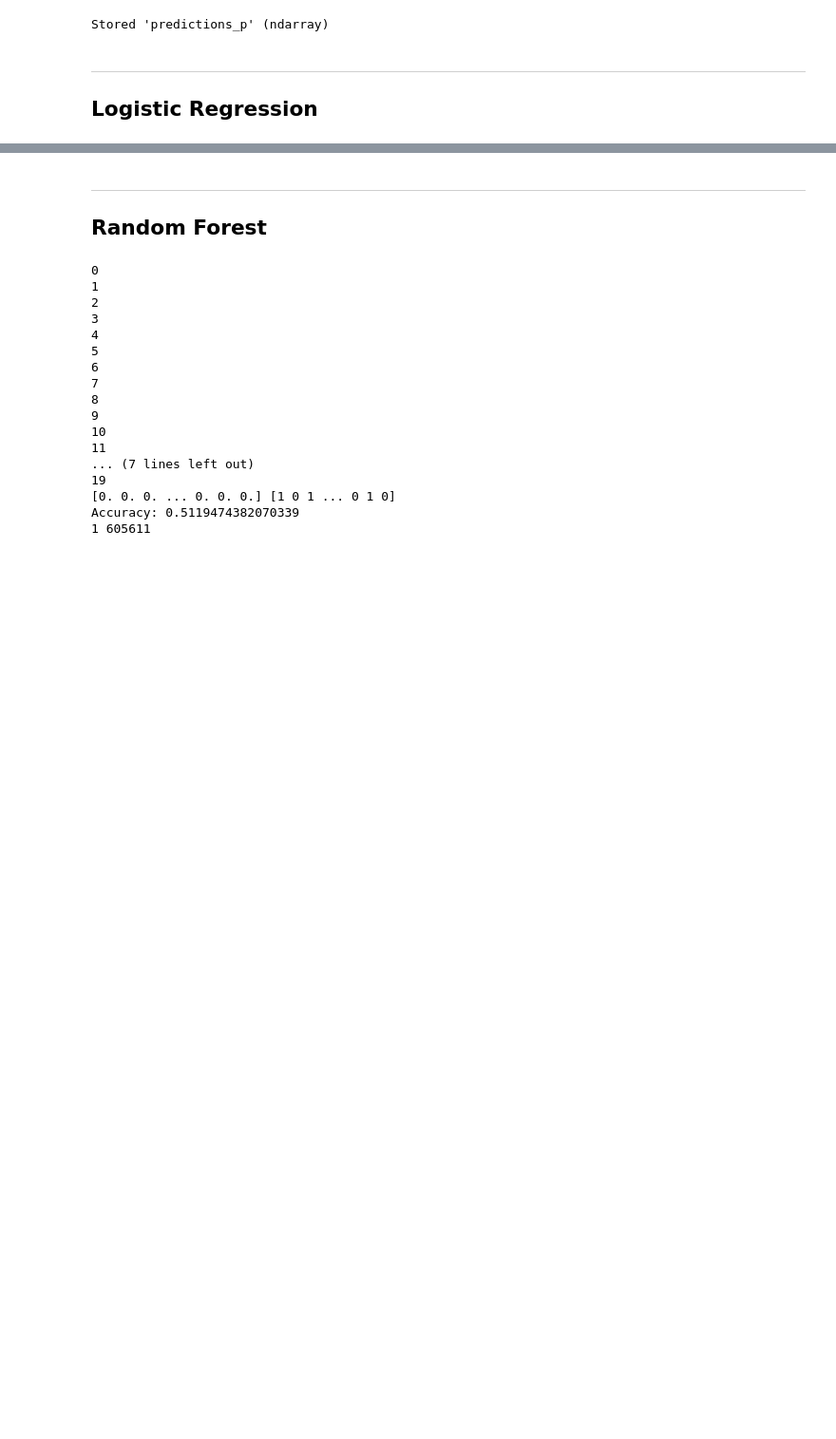
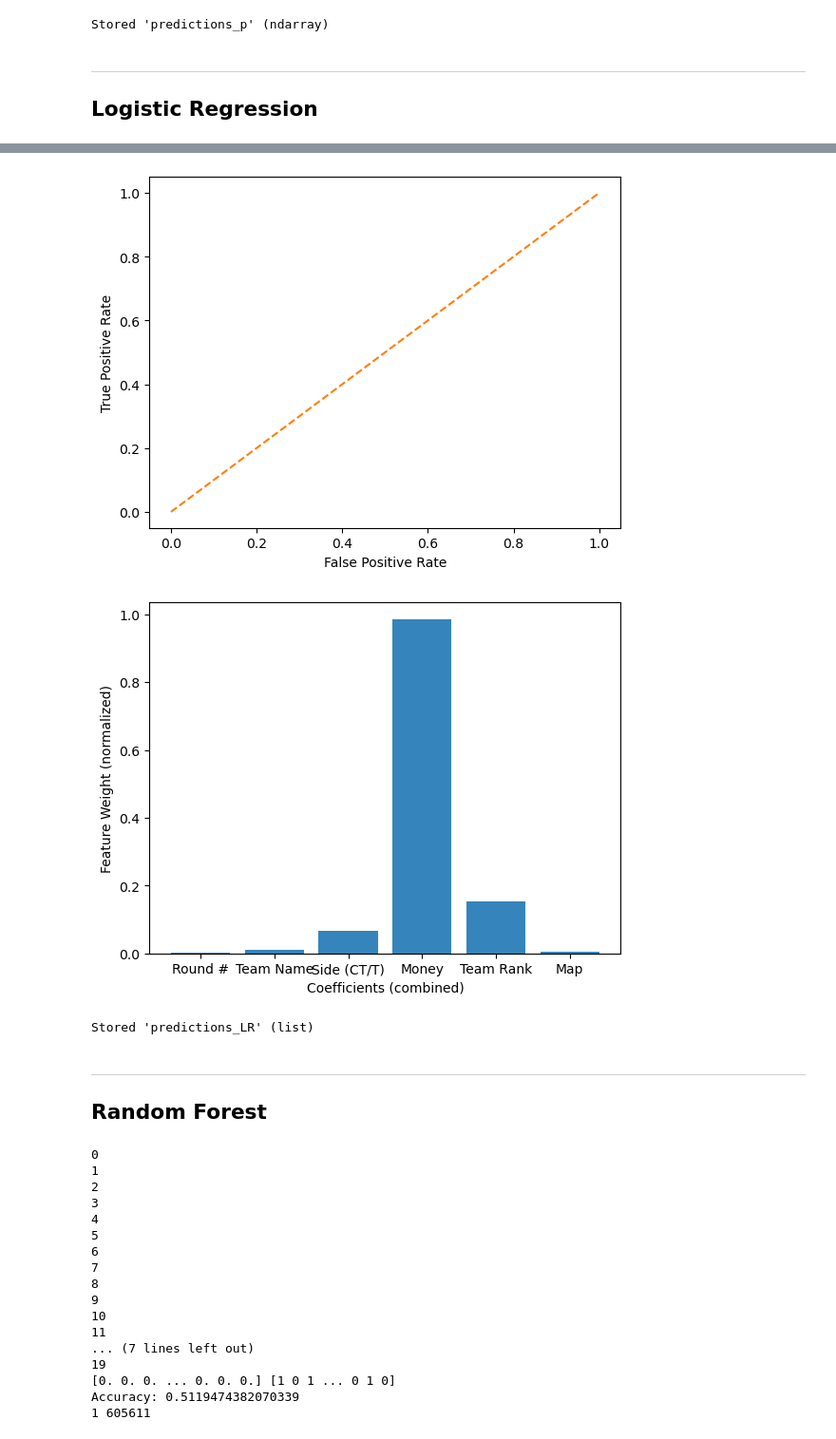
Before and after one commit to markoleptic/CSGO-Match-Predictions, a Jupyter notebook: Main.ipynb, the cells around one changed output, grey strips where cells are left out. Shown at 95% size. Saved outputs shown, nothing was run; the diff lists cells and outputs as text; code cells hidden in the pictures; blank space fills up the shorter version.

```diff
--- a/Main.ipynb
+++ b/Main.ipynb
@@ -116,27 +114,31 @@ print(f"Accuracy: {logisticRegressionAccuracy}")
 # %%
 # TPR, FPR, ROC
-fpr_list, tpr_list = calculate_FPR_TPR(X_test, y_test, logisticRegression.predict_proba(X_train))
+fpr_list, tpr_list = calculate_FPR_TPR(X_test, y_test, logisticRegression.predict_proba)
 
 # plot ROC curve
 plot_ROC_curve(fpr_list, tpr_list)
 
 # weights chart setup
 logisticRegressionWeights = logisticRegression.weights
 np.abs(logisticRegressionWeights, out=logisticRegressionWeights)
 values = []
 values.append(np.sum(logisticRegressionWeights[0]) / 2)
 values.append(np.sum(logisticRegressionWeights[1:2]) / 2)
 values.append(np.sum(logisticRegressionWeights[3:4]) / 2)
 values.append(np.sum(logisticRegressionWeights[5:6]) / 2)
 values.append(np.sum(logisticRegressionWeights[7:8]) / 2)
 values.append(np.sum(logisticRegressionWeights[9:18]) / (10))
 values = values / np.linalg.norm(values)
 
 # plot coefficient weights
 plot_coefficents_chart(coefficent_chart_features, values)
 
 predictions_LR = logisticRegressionPredictions
 %store predictions_LR
+# %% [output]
+[figure, added]
+[figure, added]
+Stored 'predictions_LR' (list)
 # %% [markdown]
 -------------
 Random Forest
```
Also changed, not shown: parts of 3 cells of this notebook, 2 other files.
